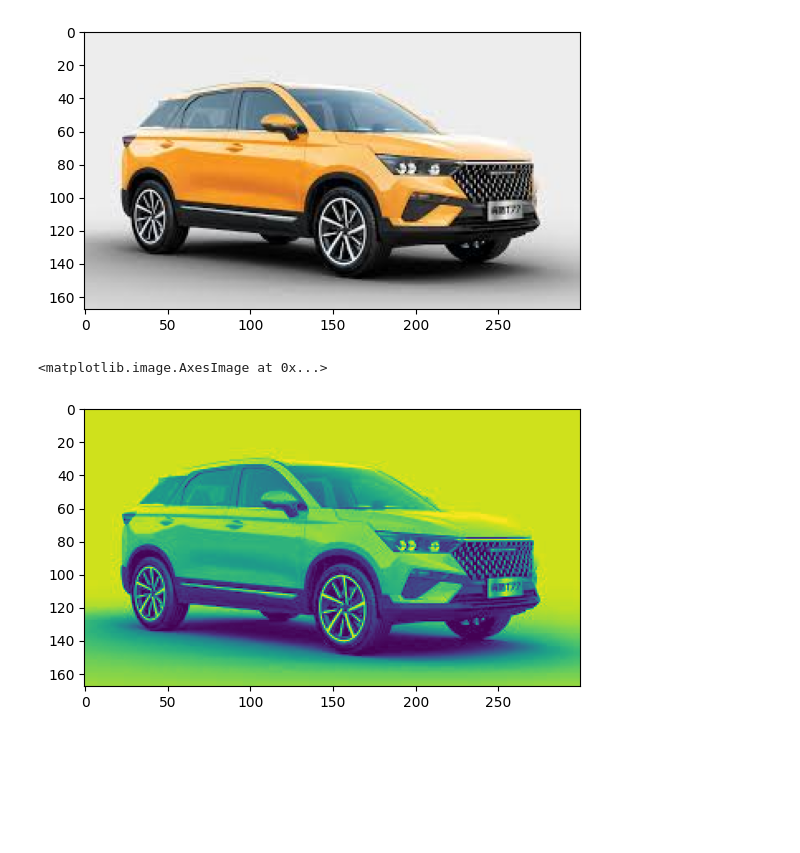
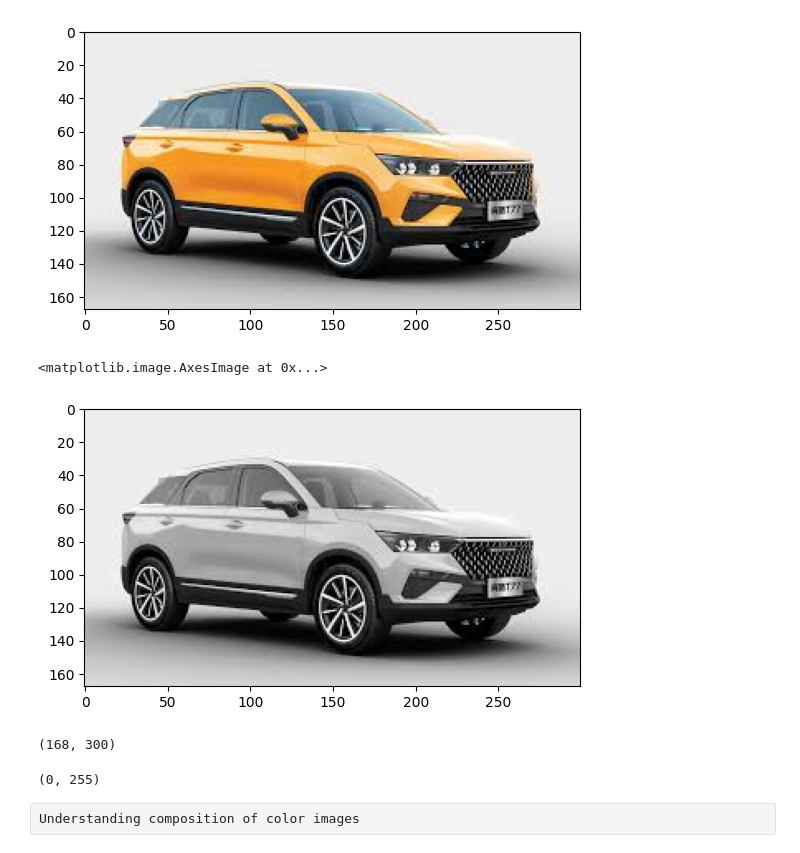
Before and after one commit to FazlullahBokhari/CNN, a Jupyter notebook: CNN.ipynb, the cells around one changed output. Cells and saved outputs as stored; diff of their text form; code cells hidden in the pictures; blank space fills up the shorter version.

```diff
--- a/CNN.ipynb
+++ b/CNN.ipynb
@@ -53,7 +53,17 @@ plt.imshow(car1_cv2_BGR_RGB)
 [figure]
 # %%
 car1_cv2_BGR_GRAY = cv2.cvtColor(car1_cv2, cv2.COLOR_BGR2GRAY)
-plt.imshow(car1_cv2_BGR_GRAY, cmap='gr')
+plt.imshow(car1_cv2_BGR_GRAY, cmap='gray')
 # %% [output]
 <matplotlib.image.AxesImage at 0x...>
-[figure, old version]
+[figure, new version]
+# %%
+car1_cv2_BGR_GRAY.shape
+# %% [output]
+(168, 300)
+# %%
+car1_cv2_BGR_GRAY.min(), car1_cv2_BGR_GRAY.max()
+# %% [output]
+(0, 255)
+# %% [raw]
+Understanding composition of color images
```
Also changed, not shown: parts of 26 cells of this notebook.
